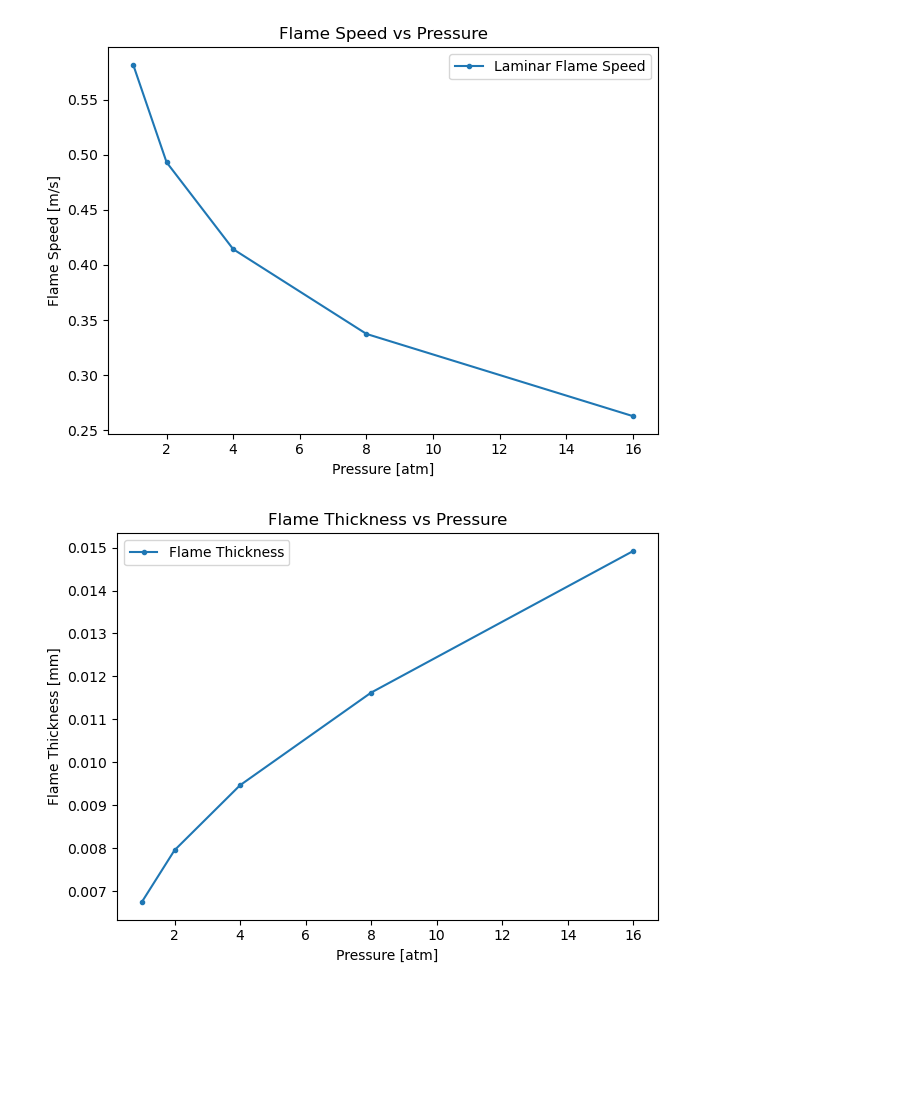
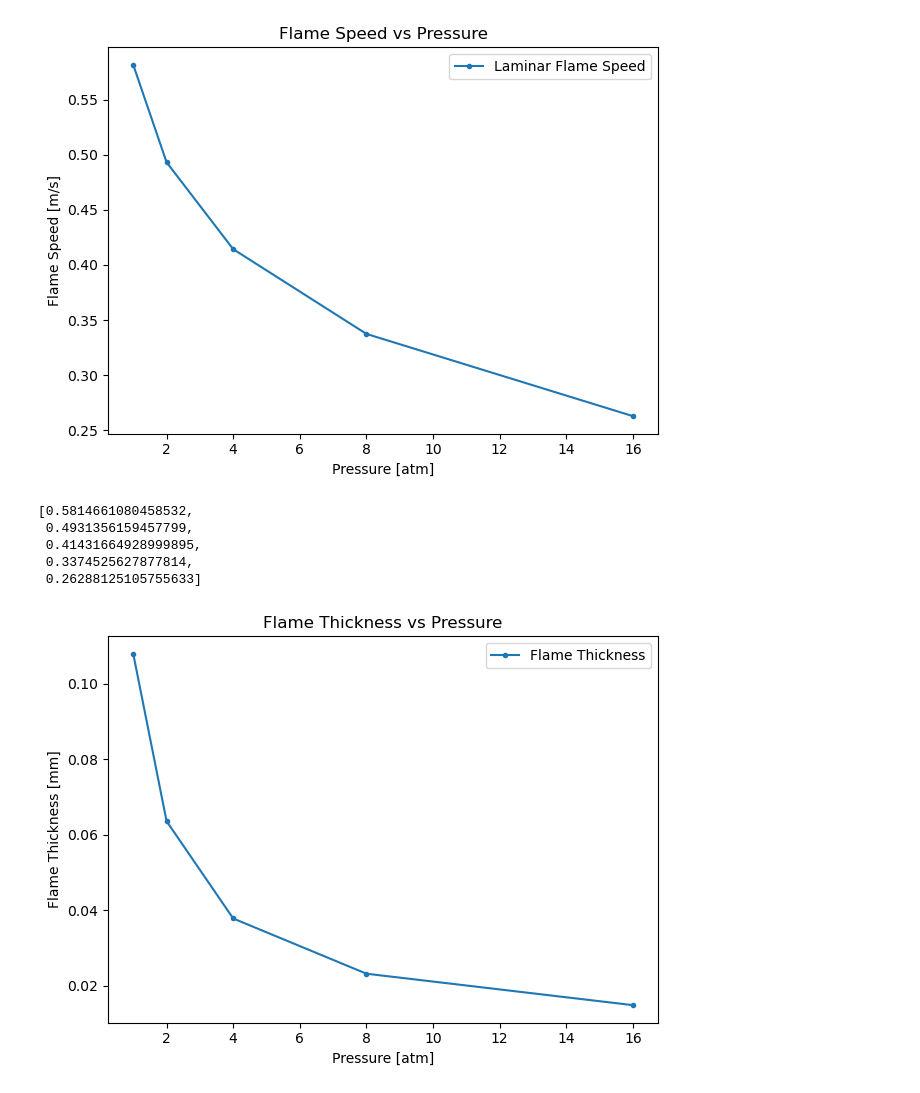
Before and after one commit to mgoureau/DP, a Jupyter notebook: PremixedFlames.ipynb, the cells around one changed output. Drawn from its saved outputs; the diff is of its cells as text; code cells hidden in the pictures; blank space fills up the shorter version.

```diff
--- a/PremixedFlames.ipynb
+++ b/PremixedFlames.ipynb
@@ -450,6 +451,9 @@ Pressure
 # %%
 Vec_P = [1,2,4,8,16]
 Vec_FS_P = []
+Vec_HeatConduc = []
+Vec_density = []
+Vec_cp = []
 
 for P in Vec_P:
     To = 600
@@ -477,6 +481,9 @@ for P in Vec_P:
     flameP.solve(loglevel=loglevel, auto=True)
     Su0P = flameP.velocity[0]
     Vec_FS_P.append(Su0P)
+    Vec_HeatConduc.append(flameP.thermal_conductivity[0])
+    Vec_density.append(flameP.density[0])
+    Vec_cp.append(flameP.cp[0])
 # %% [output]
 ************ Solving on 8 point grid with energy equation enabled ************
 
@@ -506,20 +513,26 @@ plt.title('Flame Speed vs Pressure')
 plt.show()
 # %% [output]
 [figure]
+# %%
+Vec_FS_P
+# %% [output]
+[0.5814661080458532,
+ 0.4931356159457799,
+ 0.41431664928999895,
+ 0.3374525627877814,
+ 0.26288125105755633]
 # %%
-heatconductivity = flameP.thermal_conductivity[0]
-laminarburningflux = np.array(Vec_FS_P)*flameP.density_mass[0]
-cp = flameP.cp_mass[0]
+laminarburningflux = np.array(Vec_FS_P)*np.array(Vec_density)
 
-FlameThickness = heatconductivity/(laminarburningflux*cp)
+FlameThickness = np.array(Vec_HeatConduc)/(laminarburningflux*np.array(Vec_cp))
 
 plt.plot(Vec_P, FlameThickness*1e3, '.-',label=r'Flame Thickness')
 plt.ylabel('Flame Thickness [mm]')
 plt.xlabel('Pressure [atm]')
 plt.tick_params(axis='y')
 plt.legend()
 
 plt.title('Flame Thickness vs Pressure')
 plt.show()
 # %% [output]
-[figure, old version]
+[figure, new version]
```
Also changed, not shown: parts of 1 cell of this notebook, 1 other file.
